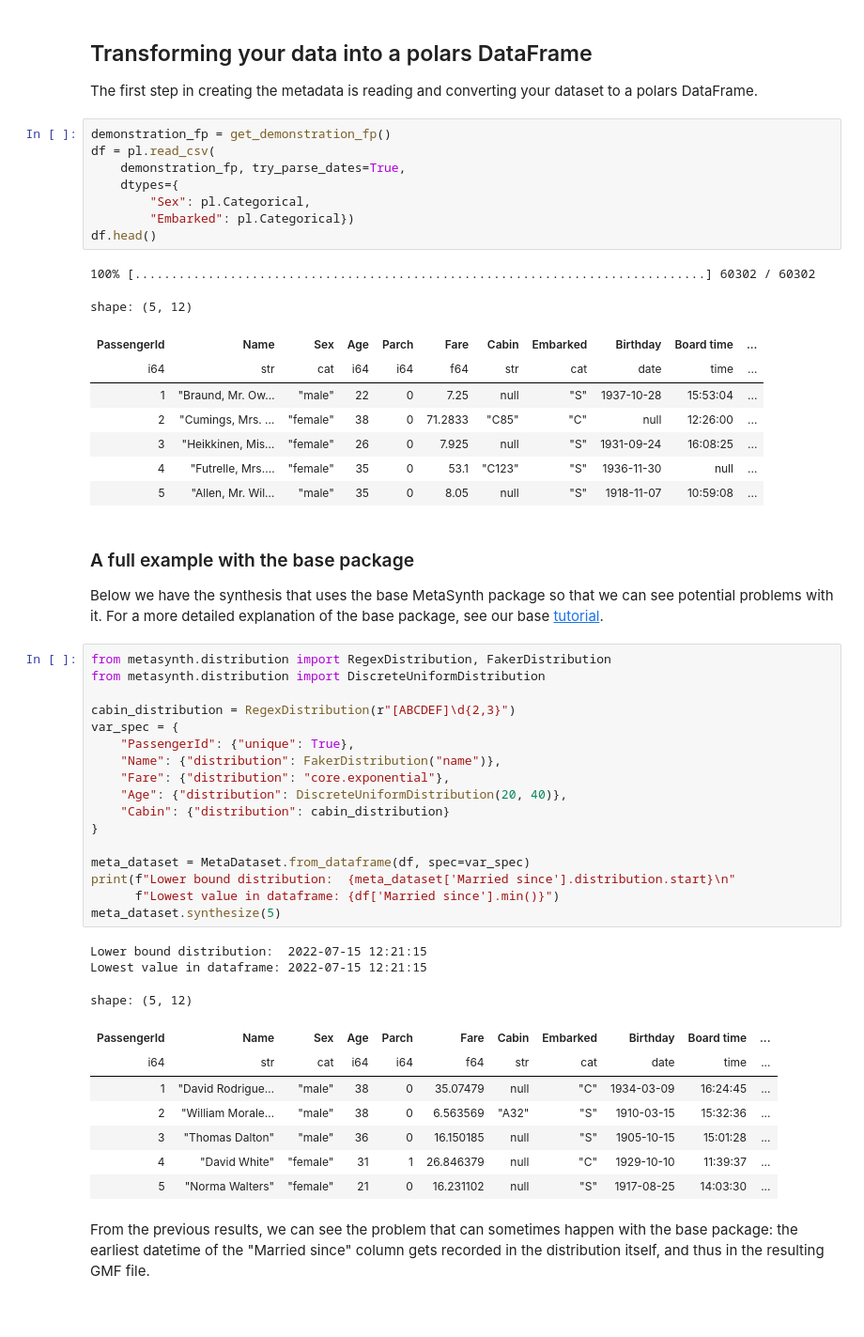
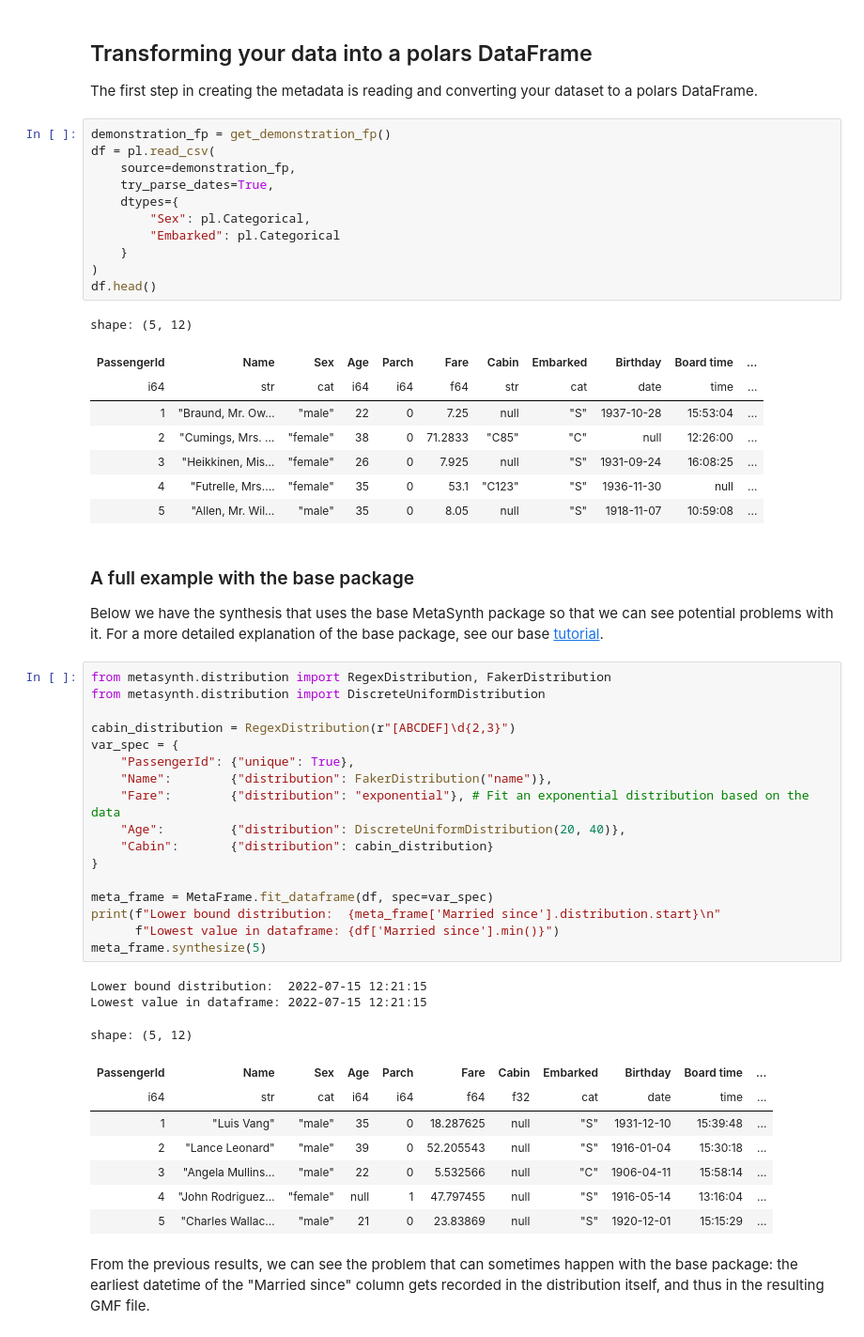
Before and after one commit to sodascience/metasyn-disclosure-control, a Jupyter notebook: examples/tutorial.ipynb, the cells around one changed output. Shown at 94% size. Drawn from its saved outputs; the diff is of its cells as text; blank space fills up the shorter version.

Commit message:
Update tutorial for version 0.4.0 fo MetaSynth (#14)

```diff
--- a/examples/tutorial.ipynb
+++ b/examples/tutorial.ipynb
@@ -22,14 +22,16 @@ The first step in creating the metadata is reading and converting your dataset t
 # %%
 demonstration_fp = get_demonstration_fp()
 df = pl.read_csv(
-    demonstration_fp, try_parse_dates=True,
+    source=demonstration_fp,
+    try_parse_dates=True,
     dtypes={
         "Sex": pl.Categorical,
-        "Embarked": pl.Categorical})
+        "Embarked": pl.Categorical
+    }
+)
 df.head()
 # %% [output]
-100% [..............................................................................] 60302 / 60302
+shape: (5, 12)
-shape: (5, 12)
 | PassengerId | Name | Sex | Age | Parch | Fare | Cabin | Embarked | Birthday | Board time | ... |
 | i64 | str | cat | i64 | i64 | f64 | str | cat | date | time | ... |
 | 1 | "Braund, Mr. Ow… | "male" | 22 | 0 | 7.25 | null | "S" | 1937-10-28 | 15:53:04 | ... |
@@ -44,31 +46,31 @@ Below we have the synthesis that uses the base MetaSynth package so that we can
 # %%
 from metasynth.distribution import RegexDistribution, FakerDistribution
 from metasynth.distribution import DiscreteUniformDistribution
 
 cabin_distribution = RegexDistribution(r"[ABCDEF]\d{2,3}")
 var_spec = {
     "PassengerId": {"unique": True},
-    "Name": {"distribution": FakerDistribution("name")},
-    "Fare": {"distribution": "core.exponential"},
-    "Age": {"distribution": DiscreteUniformDistribution(20, 40)},
-    "Cabin": {"distribution": cabin_distribution}
+    "Name":        {"distribution": FakerDistribution("name")},
+    "Fare":        {"distribution": "exponential"}, # Fit an exponential distribution based on the data
+    "Age":         {"distribution": DiscreteUniformDistribution(20, 40)},
+    "Cabin":       {"distribution": cabin_distribution}
 }
 
-meta_dataset = MetaDataset.from_dataframe(df, spec=var_spec)
-print(f"Lower bound distribution:  {meta_dataset['Married since'].distribution.start}\n"
+meta_frame = MetaFrame.fit_dataframe(df, spec=var_spec)
+print(f"Lower bound distribution:  {meta_frame['Married since'].distribution.start}\n"
       f"Lowest value in dataframe: {df['Married since'].min()}")
-meta_dataset.synthesize(5)
+meta_frame.synthesize(5)
 # %% [output]
 Lower bound distribution:  2022-07-15 12:21:15
 Lowest value in dataframe: 2022-07-15 12:21:15
 shape: (5, 12)
 | PassengerId | Name | Sex | Age | Parch | Fare | Cabin | Embarked | Birthday | Board time | ... |
-| i64 | str | cat | i64 | i64 | f64 | str | cat | date | time | ... |
-| 1 | "David Rodrigue… | "male" | 38 | 0 | 35.07479 | null | "C" | 1934-03-09 | 16:24:45 | ... |
-| 2 | "William Morale… | "male" | 38 | 0 | 6.563569 | "A32" | "S" | 1910-03-15 | 15:32:36 | ... |
-| 3 | "Thomas Dalton" | "male" | 36 | 0 | 16.150185 | null | "S" | 1905-10-15 | 15:01:28 | ... |
-| 4 | "David White" | "female" | 31 | 1 | 26.846379 | null | "C" | 1929-10-10 | 11:39:37 | ... |
-| 5 | "Norma Walters" | "female" | 21 | 0 | 16.231102 | null | "S" | 1917-08-25 | 14:03:30 | ... |
+| i64 | str | cat | i64 | i64 | f64 | f32 | cat | date | time | ... |
+| 1 | "Luis Vang" | "male" | 35 | 0 | 18.287625 | null | "S" | 1931-12-10 | 15:39:48 | ... |
+| 2 | "Lance Leonard" | "male" | 39 | 0 | 52.205543 | null | "S" | 1916-01-04 | 15:30:18 | ... |
+| 3 | "Angela Mullins… | "male" | 22 | 0 | 5.532566 | null | "C" | 1906-04-11 | 15:58:14 | ... |
+| 4 | "John Rodriguez… | "female" | null | 1 | 47.797455 | null | "S" | 1916-05-14 | 13:16:04 | ... |
+| 5 | "Charles Wallac… | "male" | 21 | 0 | 23.83869 | null | "S" | 1920-12-01 | 15:15:29 | ... |
 # %% [markdown]
 From the previous results, we can see the problem that can sometimes happen with the base package: the earliest datetime of the "Married since" column gets recorded in the distribution itself, and thus in the resulting GMF file.
 # %% [markdown]
```
Also changed, not shown: parts of 4 cells of this notebook, 1 other file.
